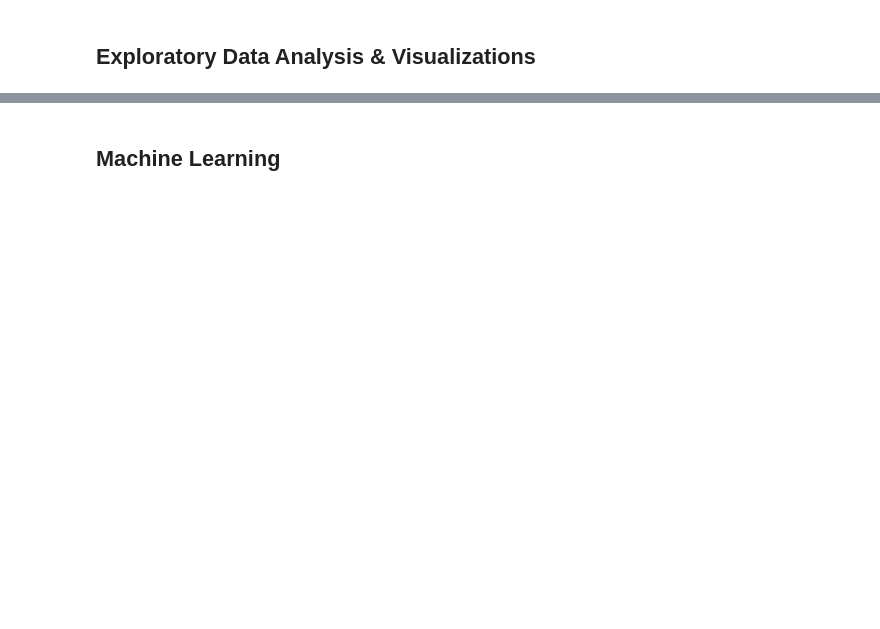
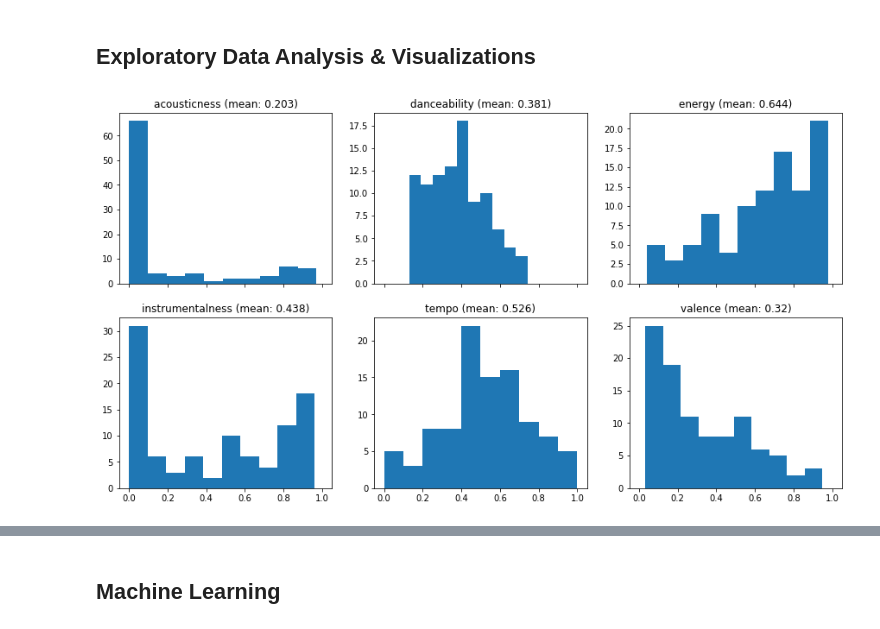
Before and after one commit to oikheloa/oikheloa.github.io, a Jupyter notebook: Final/CMSC320_Final_Project.ipynb, the cells around one changed output, grey strips where cells are left out. Drawn from its saved outputs; the diff is of its cells as text; code cells hidden in the pictures; blank space fills up the shorter version.

```diff
--- a/Final/CMSC320_Final_Project.ipynb
+++ b/Final/CMSC320_Final_Project.ipynb
@@ -101,3 +105,14 @@ Username: 12124976904
 # Summary Statistics
 # Histograms
 # Correlation Graphs
+# %%
+fig, axes = plt.subplots(2, 3, sharex=True, figsize=(15,8))
+axes = axes.flatten()
+idx = 0
+
+for col in features.columns:
+    axes[idx].hist(features[col])
+    axes[idx].set_title(col + " (mean: " + str(np.round(features[col].mean(), 3)) + ")")
+    idx += 1
+# %% [output]
+[figure, added]
```
Also changed, not shown: parts of 5 cells of this notebook, 4 other files.
